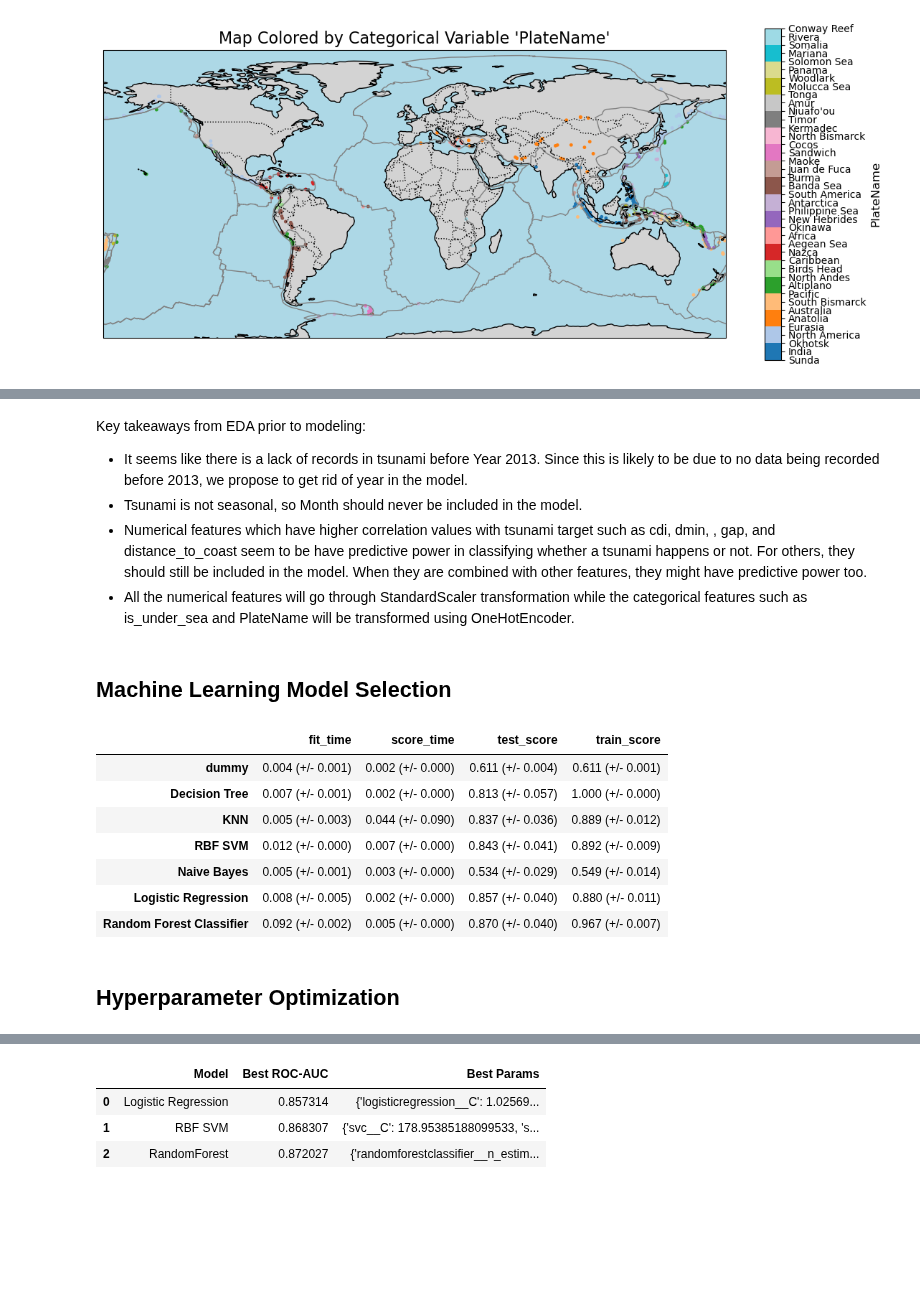
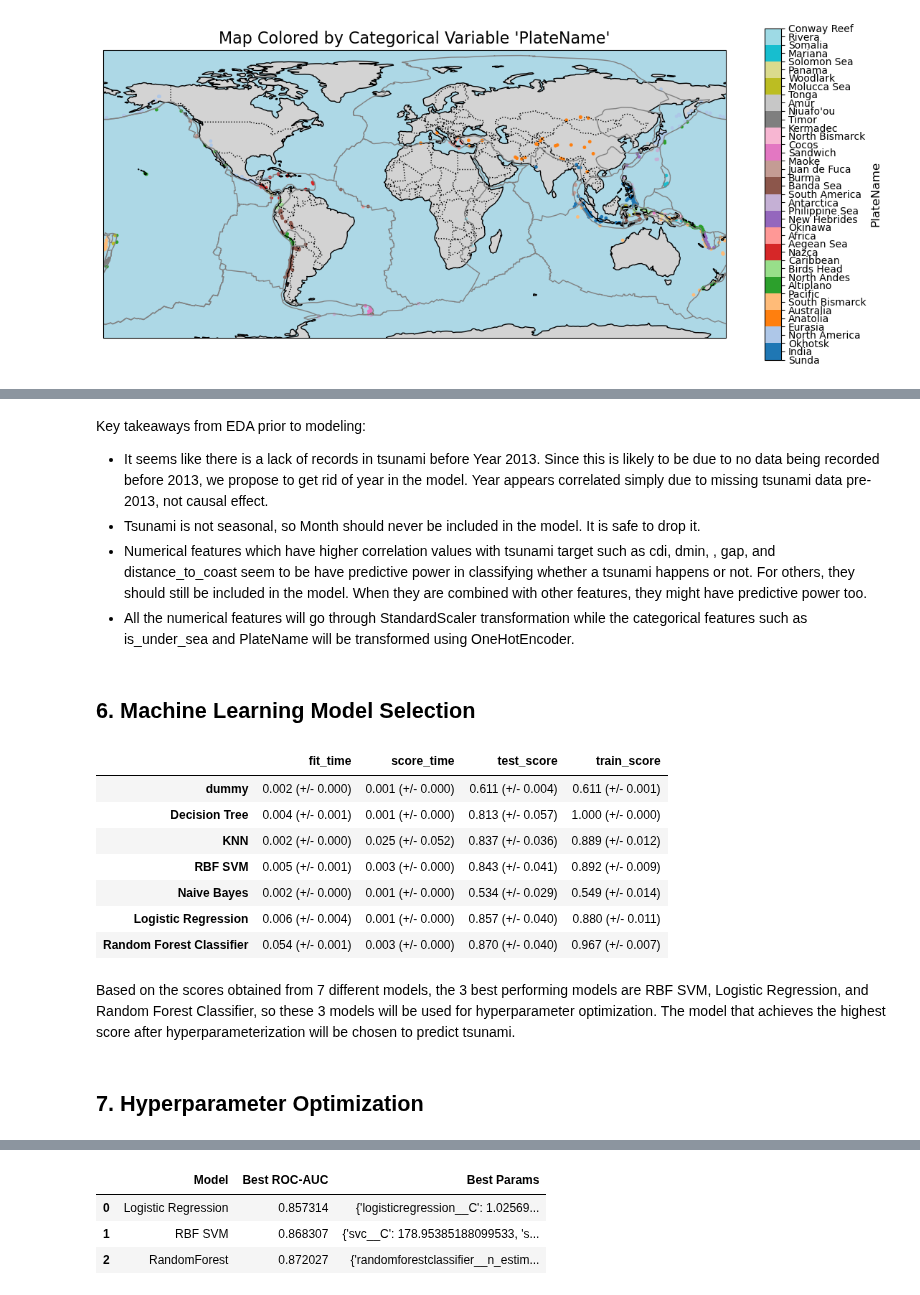
Before and after one commit to sapolraadnui/MDS_Datathon_Tsunami_Prediction, a Jupyter notebook: src/datathon_tsunami_prediction.ipynb, the cells around one changed output, grey strips where cells are left out. Saved outputs shown, nothing was run; the diff lists cells and outputs as text; code cells hidden in the pictures; blank space fills up the shorter version.

Commit message:
Before organizing the project

```diff
--- a/src/datathon_tsunami_prediction.ipynb
+++ b/src/datathon_tsunami_prediction.ipynb
@@ -298,12 +337,12 @@ aly.dist(train_df, color='tsunami', mark='area')
 [interactive output not drawn]
 # %% [markdown]
 Key takeaways from EDA prior to modeling:
-- It seems like there is a lack of records in tsunami before Year 2013. Since this is likely to be due to no data being recorded before 2013, we propose to get rid of year in the model.
-- Tsunami is not seasonal, so Month should never be included in the model.
+- It seems like there is a lack of records in tsunami before Year 2013. Since this is likely to be due to no data being recorded before 2013, we propose to get rid of year in the model. Year appears correlated simply due to missing tsunami data pre-2013, not causal effect.
+- Tsunami is not seasonal, so Month should never be included in the model. It is safe to drop it.
 - Numerical features which have higher correlation values with tsunami target such as cdi, dmin, , gap, and distance_to_coast seem to be have predictive power in classifying whether a tsunami happens or not. For others, they should still be included in the model. When they are combined with other features, they might have predictive power too.
 - All the numerical features will go through StandardScaler transformation while the categorical features such as is_under_sea and PlateName will be transformed using OneHotEncoder.
 # %% [markdown]
-## Machine Learning Model Selection
+## 6. Machine Learning Model Selection
 # %%
 #Function pulled from Lab 2 of DSCI571 MDS UBC, to easily extract and retract the mean and std values
 def mean_std_cross_val_scores(model, X_train, y_train, **kwargs):
@@ -338,48 +377,52 @@ def mean_std_cross_val_scores(model, X_train, y_train, **kwargs):
 X_train = train_df.drop(["tsunami"], axis=1)
 y_train = train_df['tsunami']
 
+numerical_cols = ['magnitude', 'depth', 'distance_to_coast_km', 'cdi', 'mmi', 'sig', 'nst', 'dmin', 'gap']
+categorical_cols = ['is_under_sea','PlateName']
 
 col_transformer = make_column_transformer(
-    (StandardScaler(), ['magnitude', 'depth', 'distance_to_coast_km', 'cdi', 'mmi', 'sig', 'nst', 'dmin', 'gap']),
-    (OneHotEncoder(handle_unknown="ignore", sparse_output=False), ['is_under_sea','PlateName']),
+    (StandardScaler(), numerical_cols),
+    (OneHotEncoder(handle_unknown="ignore", sparse_output=False), categorical_cols),
     ("drop", ['latitude', 'longitude', 'Month', 'Year'])
     )
 
 models = {
     "dummy": DummyClassifier(random_state=123),
     "Decision Tree": DecisionTreeClassifier(random_state=123),
     "KNN": KNeighborsClassifier(),
     "RBF SVM": SVC(random_state=123),
     "Naive Bayes": GaussianNB(),
     "Logistic Regression": LogisticRegression(max_iter=2000, random_state=123),
     "Random Forest Classifier": RandomForestClassifier(max_depth=10, random_state=123),
 }
 
 results_dict = {}
 
 for model in models:
   pipeline = make_pipeline(col_transformer, models[model])
 
   results_dict[model] = mean_std_cross_val_scores(
                                     pipeline,
                                     X_train,
                                     y_train,
                                     cv=5,
                                     return_train_score=True)
 
 results_df = pd.DataFrame(results_dict).T
 results_df
 # %% [output]
 |  | fit_time | score_time | test_score | train_score |
-| dummy | 0.004 (+/- 0.001) | 0.002 (+/- 0.000) | 0.611 (+/- 0.004) | 0.611 (+/- 0.001) |
-| Decision Tree | 0.007 (+/- 0.001) | 0.002 (+/- 0.000) | 0.813 (+/- 0.057) | 1.000 (+/- 0.000) |
-| KNN | 0.005 (+/- 0.003) | 0.044 (+/- 0.090) | 0.837 (+/- 0.036) | 0.889 (+/- 0.012) |
-| RBF SVM | 0.012 (+/- 0.000) | 0.007 (+/- 0.000) | 0.843 (+/- 0.041) | 0.892 (+/- 0.009) |
-| Naive Bayes | 0.005 (+/- 0.001) | 0.003 (+/- 0.000) | 0.534 (+/- 0.029) | 0.549 (+/- 0.014) |
-| Logistic Regression | 0.008 (+/- 0.005) | 0.002 (+/- 0.000) | 0.857 (+/- 0.040) | 0.880 (+/- 0.011) |
-| Random Forest Classifier | 0.092 (+/- 0.002) | 0.005 (+/- 0.000) | 0.870 (+/- 0.040) | 0.967 (+/- 0.007) |
+| dummy | 0.002 (+/- 0.000) | 0.001 (+/- 0.000) | 0.611 (+/- 0.004) | 0.611 (+/- 0.001) |
+| Decision Tree | 0.004 (+/- 0.001) | 0.001 (+/- 0.000) | 0.813 (+/- 0.057) | 1.000 (+/- 0.000) |
+| KNN | 0.002 (+/- 0.000) | 0.025 (+/- 0.052) | 0.837 (+/- 0.036) | 0.889 (+/- 0.012) |
+| RBF SVM | 0.005 (+/- 0.001) | 0.003 (+/- 0.000) | 0.843 (+/- 0.041) | 0.892 (+/- 0.009) |
+| Naive Bayes | 0.002 (+/- 0.000) | 0.001 (+/- 0.000) | 0.534 (+/- 0.029) | 0.549 (+/- 0.014) |
+| Logistic Regression | 0.006 (+/- 0.004) | 0.001 (+/- 0.000) | 0.857 (+/- 0.040) | 0.880 (+/- 0.011) |
+| Random Forest Classifier | 0.054 (+/- 0.001) | 0.003 (+/- 0.000) | 0.870 (+/- 0.040) | 0.967 (+/- 0.007) |
+# %% [markdown]
+Based on the scores obtained from 7 different models, the 3 best performing models are RBF SVM, Logistic Regression, and Random Forest Classifier, so these 3 models will be used for hyperparameter optimization. The model that achieves the highest score after hyperparameterization will be chosen to predict tsunami.
 # %% [markdown]
-## Hyperparameter Optimization
+## 7. Hyperparameter Optimization
 # %%
 pipeline_lr = make_pipeline(col_transformer,
     LogisticRegression(max_iter=5000, random_state=123)
```
Also changed, not shown: parts of 20 cells of this notebook, 2 other files.
